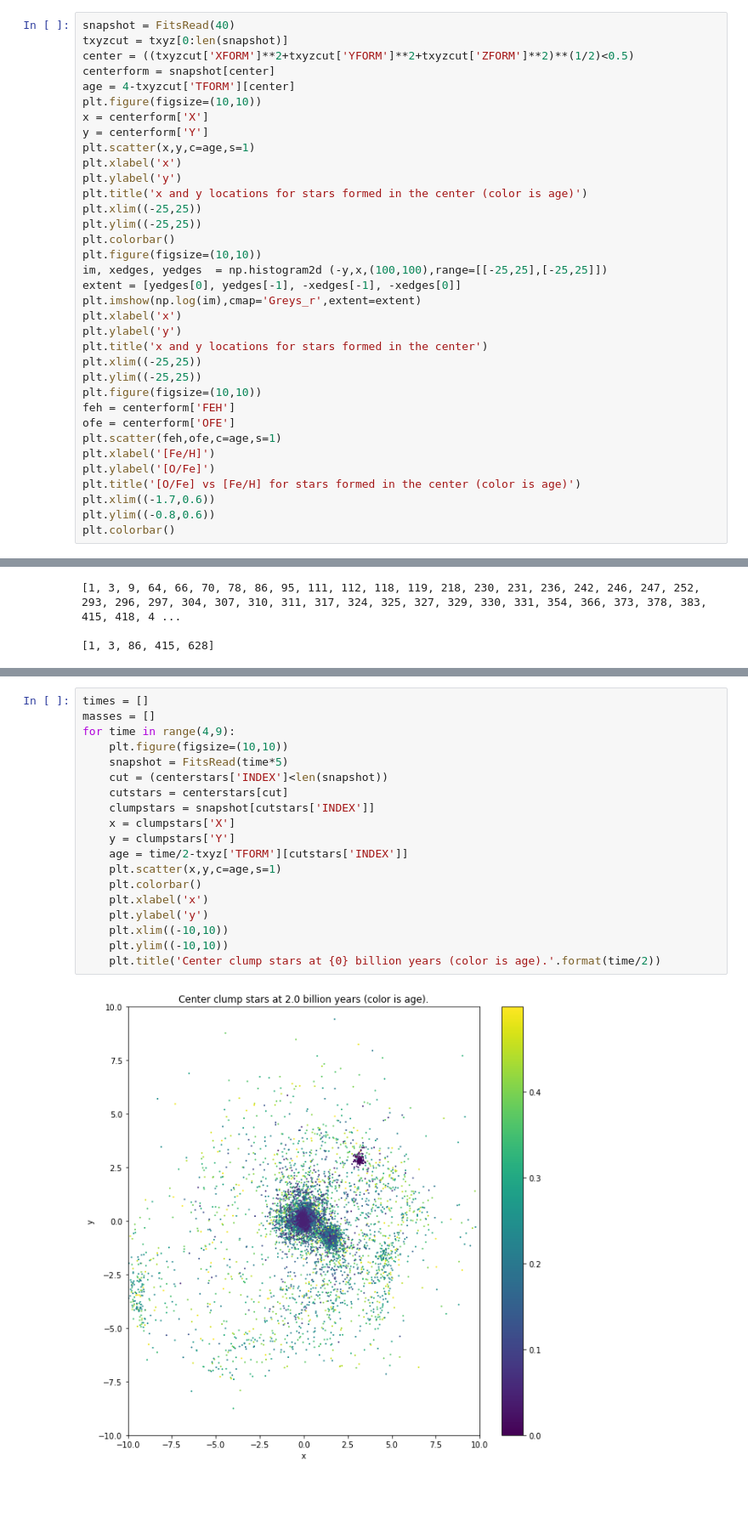
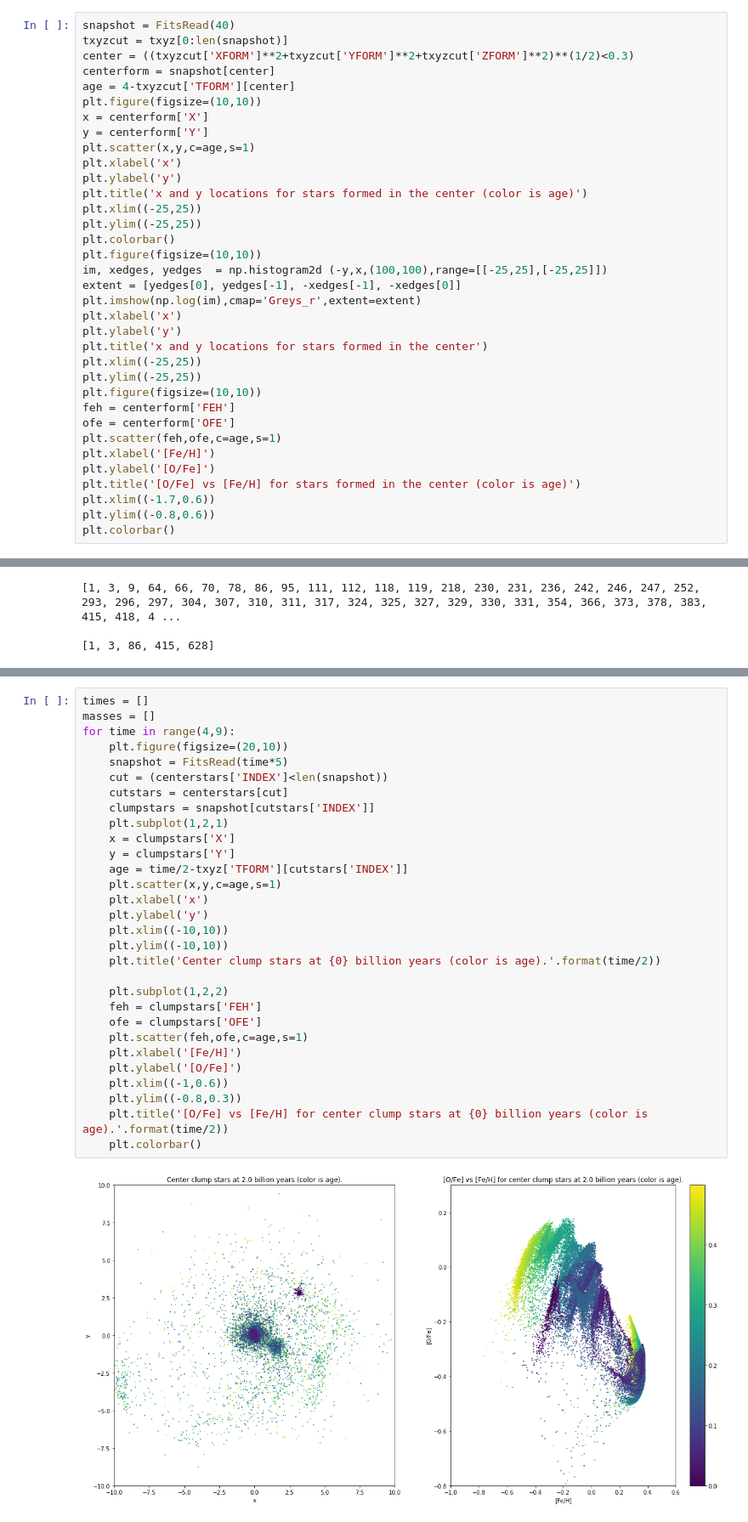
Before and after one commit to BethanyGarver/clumpy-star-formation, a Jupyter notebook: CenterClumps-checkpoint.ipynb, the cells around one changed output, grey strips where cells are left out. Shown at 85% size. Saved outputs shown, nothing was run; the diff lists cells and outputs as text; blank space fills up the shorter version.

```diff
--- a/CenterClumps-checkpoint.ipynb
+++ b/CenterClumps-checkpoint.ipynb
@@ -31,7 +31,7 @@ txyz = Table.read('txyzform.fits',1)
 # %%
 snapshot = FitsRead(40)
 txyzcut = txyz[0:len(snapshot)]
-center = ((txyzcut['XFORM']**2+txyzcut['YFORM']**2+txyzcut['ZFORM']**2)**(1/2)<0.5)
+center = ((txyzcut['XFORM']**2+txyzcut['YFORM']**2+txyzcut['ZFORM']**2)**(1/2)<0.3)
 centerform = snapshot[center]
 age = 4-txyzcut['TFORM'][center]
 plt.figure(figsize=(10,10))
@@ -153,21 +111,32 @@ Length = 155263 rows
 # %%
 times = []
 masses = []
 for time in range(4,9):
-    plt.figure(figsize=(10,10))
+    plt.figure(figsize=(20,10))
     snapshot = FitsRead(time*5)
     cut = (centerstars['INDEX']<len(snapshot))
     cutstars = centerstars[cut]
     clumpstars = snapshot[cutstars['INDEX']]
+    plt.subplot(1,2,1)
     x = clumpstars['X']
     y = clumpstars['Y']
     age = time/2-txyz['TFORM'][cutstars['INDEX']]
     plt.scatter(x,y,c=age,s=1)
-    plt.colorbar()
     plt.xlabel('x')
     plt.ylabel('y')
     plt.xlim((-10,10))
     plt.ylim((-10,10))
     plt.title('Center clump stars at {0} billion years (color is age).'.format(time/2))
+
+    plt.subplot(1,2,2)
+    feh = clumpstars['FEH']
+    ofe = clumpstars['OFE']
+    plt.scatter(feh,ofe,c=age,s=1)
+    plt.xlabel('[Fe/H]')
+    plt.ylabel('[O/Fe]')
+    plt.xlim((-1,0.6))
+    plt.ylim((-0.8,0.3))
+    plt.title('[O/Fe] vs [Fe/H] for center clump stars at {0} billion years (color is age).'.format(time/2))
+    plt.colorbar()
 # %% [output]
-[figure, old version]
+[figure, new version]
```
Also changed, not shown: parts of 8 cells of this notebook.
